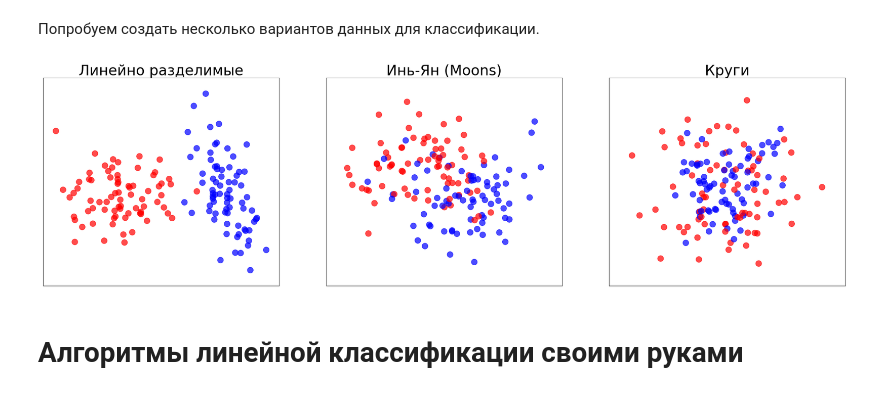
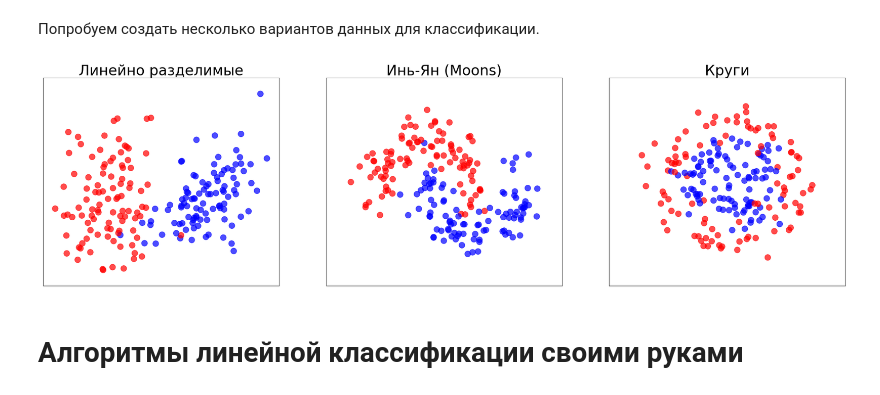
Before and after one commit to lizalanchu/Cars_Moldova_homework1-, a Jupyter notebook: Дз3Синтетические_данные.ipynb, the cells around one changed output. Cells and saved outputs as stored; diff of their text form; code cells hidden in the pictures.

```diff
--- a/Дз3Синтетические_данные.ipynb
+++ b/Дз3Синтетические_данные.ipynb
@@ -206,11 +206,11 @@ def plot_data(ax,ds,name='',marker = 'o',colors =("#FF0000", '#0000FF'),alpha=0.
 # %% [markdown]
 Попробуем создать несколько вариантов данных для классификации.
 # %%
-N = 150 #@param {type:"slider", min:50, max:250, step:25}
+N = 200 #@param {type:"slider", min:50, max:250, step:25}
 
 #Запишем отдельную единую функцию, которая будет генерировать данные.
 def make_binary_clf(N, method = 'line',
-                    noises = 0.5,
+                    noises = 0.2,
                     random_state = 42):
 
     if random_state: rng = np.random.RandomState(seed = random_state)
@@ -220,34 +220,34 @@ def make_binary_clf(N, method = 'line',
                                    n_redundant=0, n_informative=2,
                                    n_clusters_per_class=1, class_sep=2,
                                    random_state=random_state)
         X += np.random.randn(*X.shape) *noises
         out = (X, y)
 
     elif method == 'moons':
         X, y = make_moons(n_samples=N, noise=noises,
                           random_state=random_state)
 
     elif method == 'circles':
         X, y = make_circles(n_samples=N, noise=noises, factor=0.5,
                             random_state=random_state )
 
 
     return X,y
 
 
 fig=plt.figure(figsize=(30,8))
 
 ax = plt.subplot(1, 3, 1)
 plot_data(ax,make_binary_clf(N,method = 'line'),
           'Линейно разделимые')
 ax = plt.subplot(1, 3, 2)
 plot_data(ax,make_binary_clf(N,method = 'moons'),
           'Инь-Ян (Moons)')
 ax = plt.subplot(1, 3, 3)
 plot_data(ax, make_binary_clf(N,method = 'circles'),
           'Круги')
 # %% [output]
-[figure, old version]
+[figure, new version]
 # %% [markdown]
 # Алгоритмы линейной классификации своими руками
 # %% [markdown]
```
Also changed, not shown: parts of 11 cells of this notebook.
